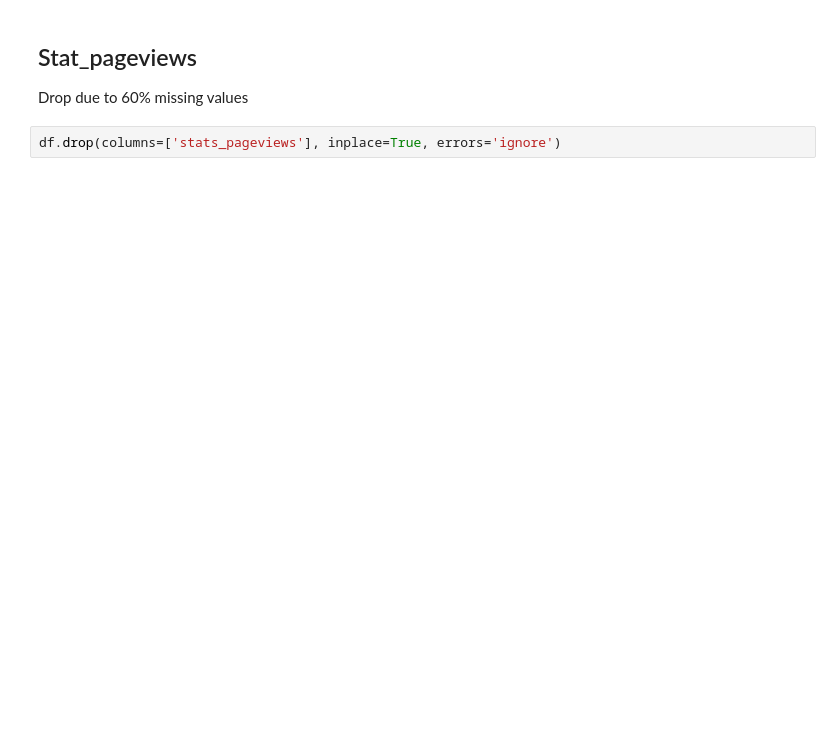
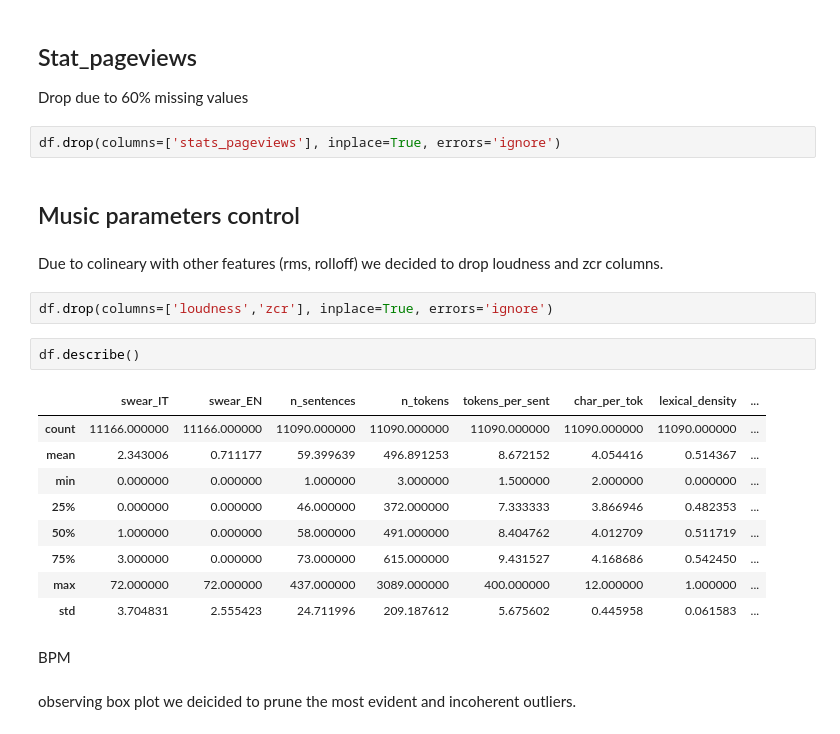
Before and after one commit to Syreel/DataMining, a Jupyter notebook: data_preparation.ipynb, the cells around one changed output. Drawn from its saved outputs; the diff is of its cells as text; blank space fills up the shorter version.

Commit message:
music measures

```diff
--- a/data_preparation.ipynb
+++ b/data_preparation.ipynb
@@ -1507,3 +1488,25 @@ memory usage: 3.4+ MB
 Drop due to 60% missing values
 # %%
 df.drop(columns=['stats_pageviews'], inplace=True, errors='ignore')
+# %% [markdown]
+## Music parameters control
+# %% [markdown]
+Due to colineary with other features (rms, rolloff) we decided to drop loudness and zcr columns.
+# %%
+df.drop(columns=['loudness','zcr'], inplace=True, errors='ignore')
+# %%
+df.describe()
+# %% [output]
+|  | swear_IT | swear_EN | n_sentences | n_tokens | tokens_per_sent | char_per_tok | lexical_density | ... |
+| count | 11166.000000 | 11166.000000 | 11090.000000 | 11090.000000 | 11090.000000 | 11090.000000 | 11090.000000 | ... |
+| mean | 2.343006 | 0.711177 | 59.399639 | 496.891253 | 8.672152 | 4.054416 | 0.514367 | ... |
+| min | 0.000000 | 0.000000 | 1.000000 | 3.000000 | 1.500000 | 2.000000 | 0.000000 | ... |
+| 25% | 0.000000 | 0.000000 | 46.000000 | 372.000000 | 7.333333 | 3.866946 | 0.482353 | ... |
+| 50% | 1.000000 | 0.000000 | 58.000000 | 491.000000 | 8.404762 | 4.012709 | 0.511719 | ... |
+| 75% | 3.000000 | 0.000000 | 73.000000 | 615.000000 | 9.431527 | 4.168686 | 0.542450 | ... |
+| max | 72.000000 | 72.000000 | 437.000000 | 3089.000000 | 400.000000 | 12.000000 | 1.000000 | ... |
+| std | 3.704831 | 2.555423 | 24.711996 | 209.187612 | 5.675602 | 0.445958 | 0.061583 | ... |
+# %% [markdown]
+BPM
+# %% [markdown]
+observing box plot we deicided to prune the most evident and incoherent outliers.
```
Also changed, not shown: parts of 41 cells of this notebook.
